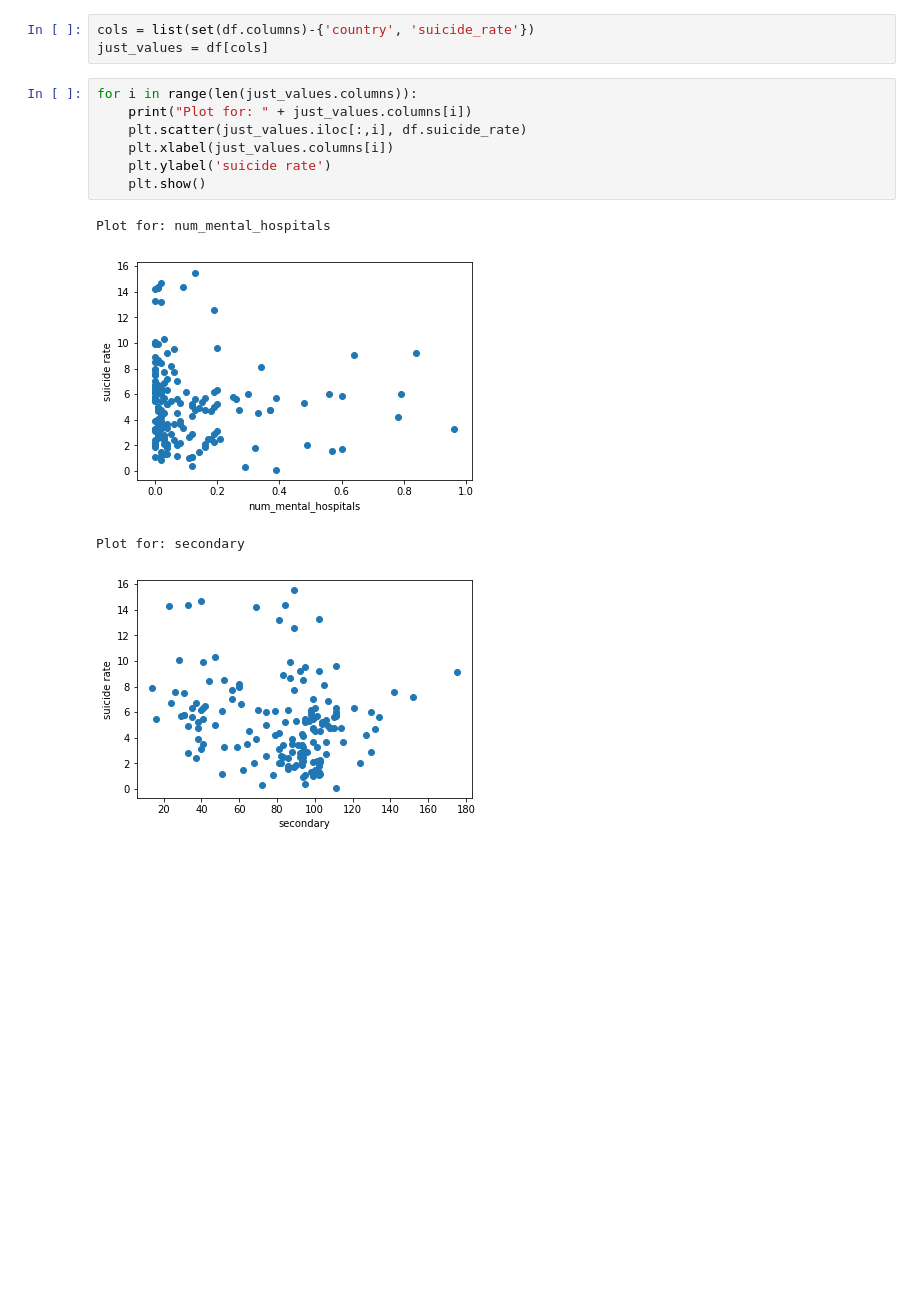
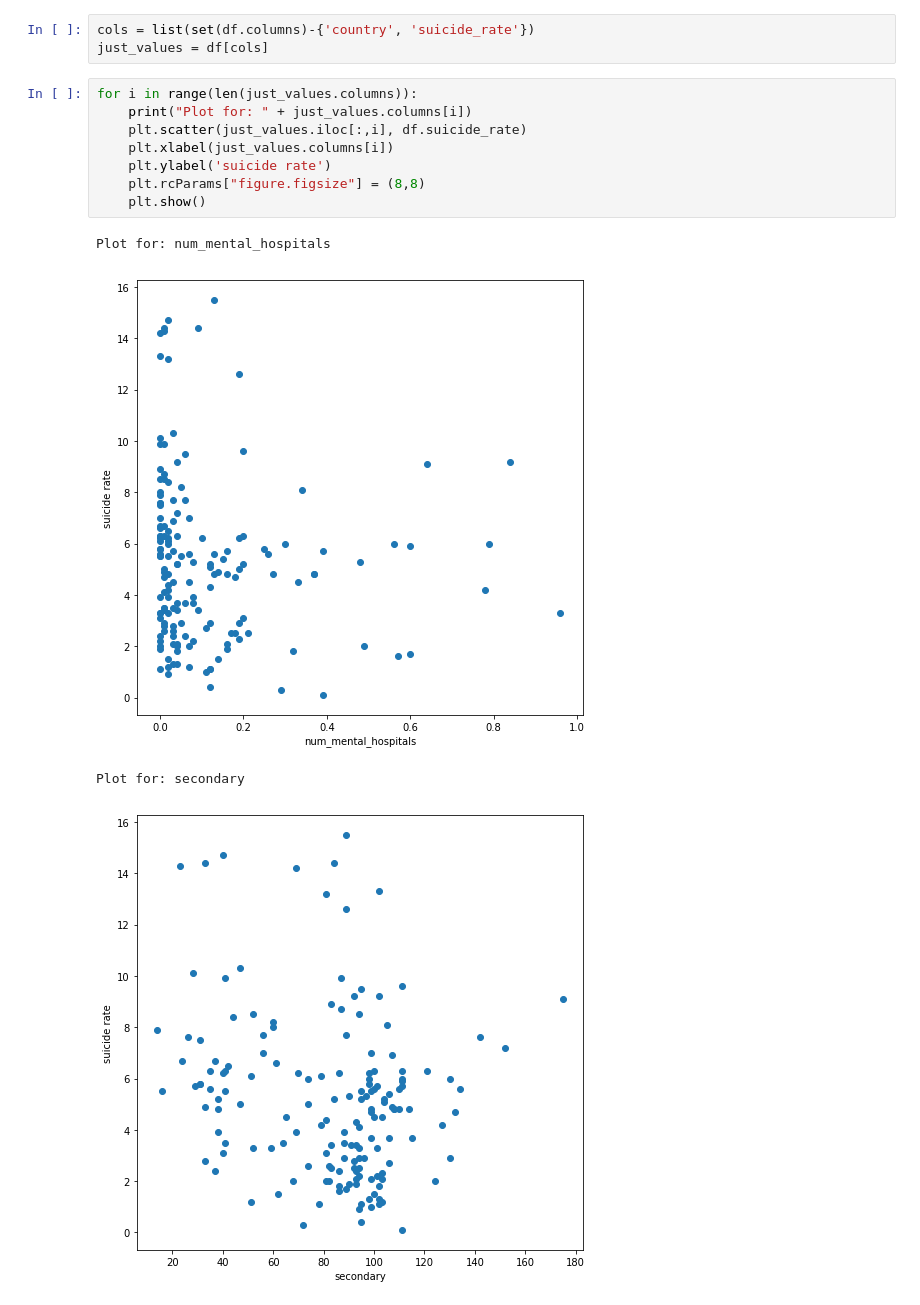
Before and after one commit to AnaMakarevich/suicide_rates_factors, a Jupyter notebook: Analysis.ipynb, the cells around one changed output. Saved outputs shown, nothing was run; the diff lists cells and outputs as text; blank space fills up the shorter version.

Commit message:
increase plot size

```diff
--- a/Analysis.ipynb
+++ b/Analysis.ipynb
@@ -11,13 +11,14 @@ just_values = df[cols]
 # %%
 for i in range(len(just_values.columns)):
     print("Plot for: " + just_values.columns[i])
     plt.scatter(just_values.iloc[:,i], df.suicide_rate)
     plt.xlabel(just_values.columns[i])
     plt.ylabel('suicide rate')
+    plt.rcParams["figure.figsize"] = (8,8)
     plt.show()
 # %% [output]
 Plot for: num_mental_hospitals
-[figure, old version]
+[figure, new version]
 Plot for: secondary
-[figure, old version]
+[figure, new version]
 Plot for: gni
```
Also changed, not shown: parts of 2 cells of this notebook.
